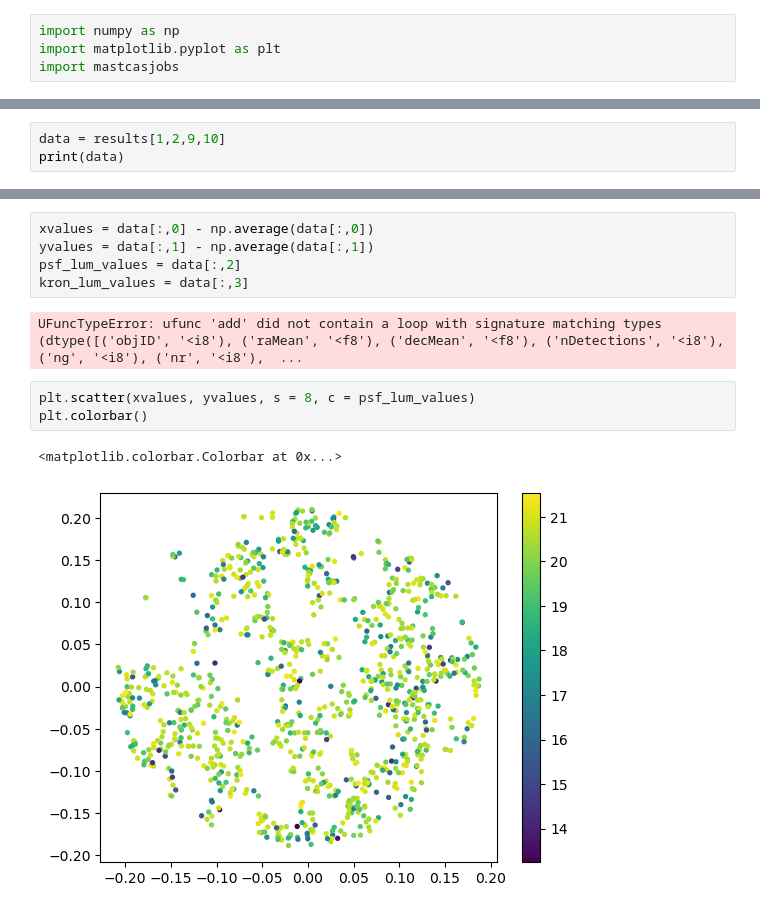
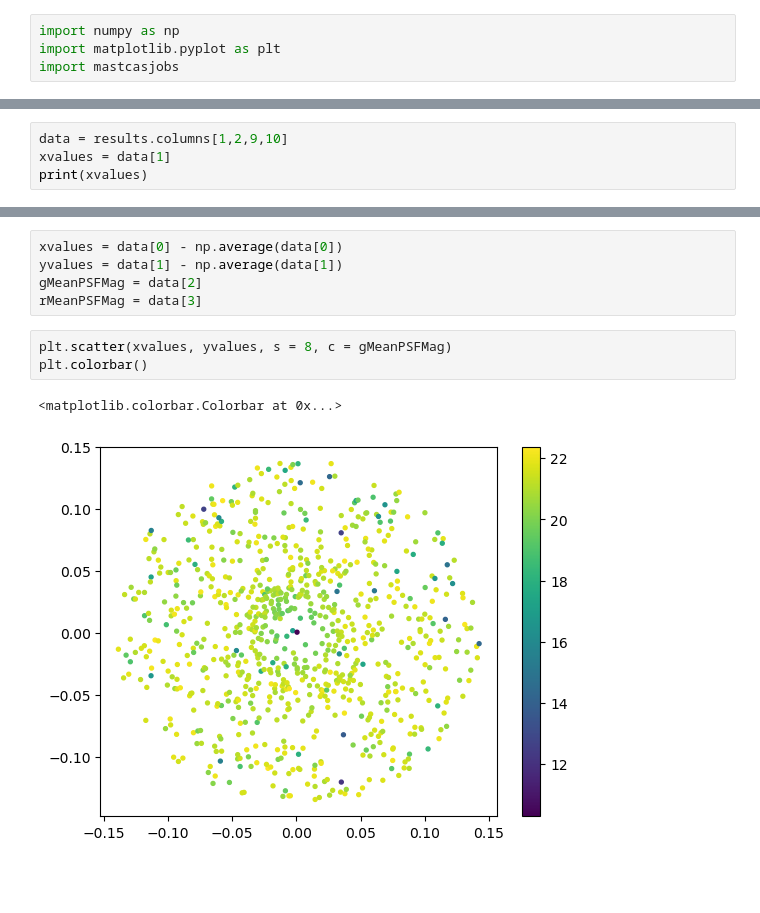
Before and after one commit to VibinRam/DP2, a Jupyter notebook: Codes/PS1_data_retrieval/trial_data_ploting.ipynb, the cells around one changed output, grey strips where cells are left out. Cells and saved outputs as stored; diff of their text form; blank space fills up the shorter version.

```diff
--- a/Codes/PS1_data_retrieval/trial_data_ploting.ipynb
+++ b/Codes/PS1_data_retrieval/trial_data_ploting.ipynb
@@ -35,4 +35,5 @@ Length = 828 rows
 # %%
-data = results[1,2,9,10]
-print(data)
+data = results.columns[1,2,9,10]
+xvalues = data[1]
+print(xvalues)
 # %% [output]
@@ -40,14 +57,12 @@ ValueError: Illegal type <class 'tuple'> for table item access
 # %%
-xvalues = data[:,0] - np.average(data[:,0])
-yvalues = data[:,1] - np.average(data[:,1])
-psf_lum_values = data[:,2]
-kron_lum_values = data[:,3]
+xvalues = data[0] - np.average(data[0])
+yvalues = data[1] - np.average(data[1])
+gMeanPSFMag = data[2]
+rMeanPSFMag = data[3]
-# %% [output]
-UFuncTypeError: ufunc 'add' did not contain a loop with signature matching types (dtype([('objID', '<i8'), ('raMean', '<f8'), ('decMean', '<f8'), ('nDetections', '<i8'), ('ng', '<i8'), ('nr', '<i8'),  ...
 # %%
-plt.scatter(xvalues, yvalues, s = 8, c = psf_lum_values)
+plt.scatter(xvalues, yvalues, s = 8, c = gMeanPSFMag)
 plt.colorbar()
 # %% [output]
 <matplotlib.colorbar.Colorbar at 0x...>
-[figure, old version]
+[figure, new version]
 # %%
```
Also changed, not shown: parts of 4 cells of this notebook, 2 other files.
